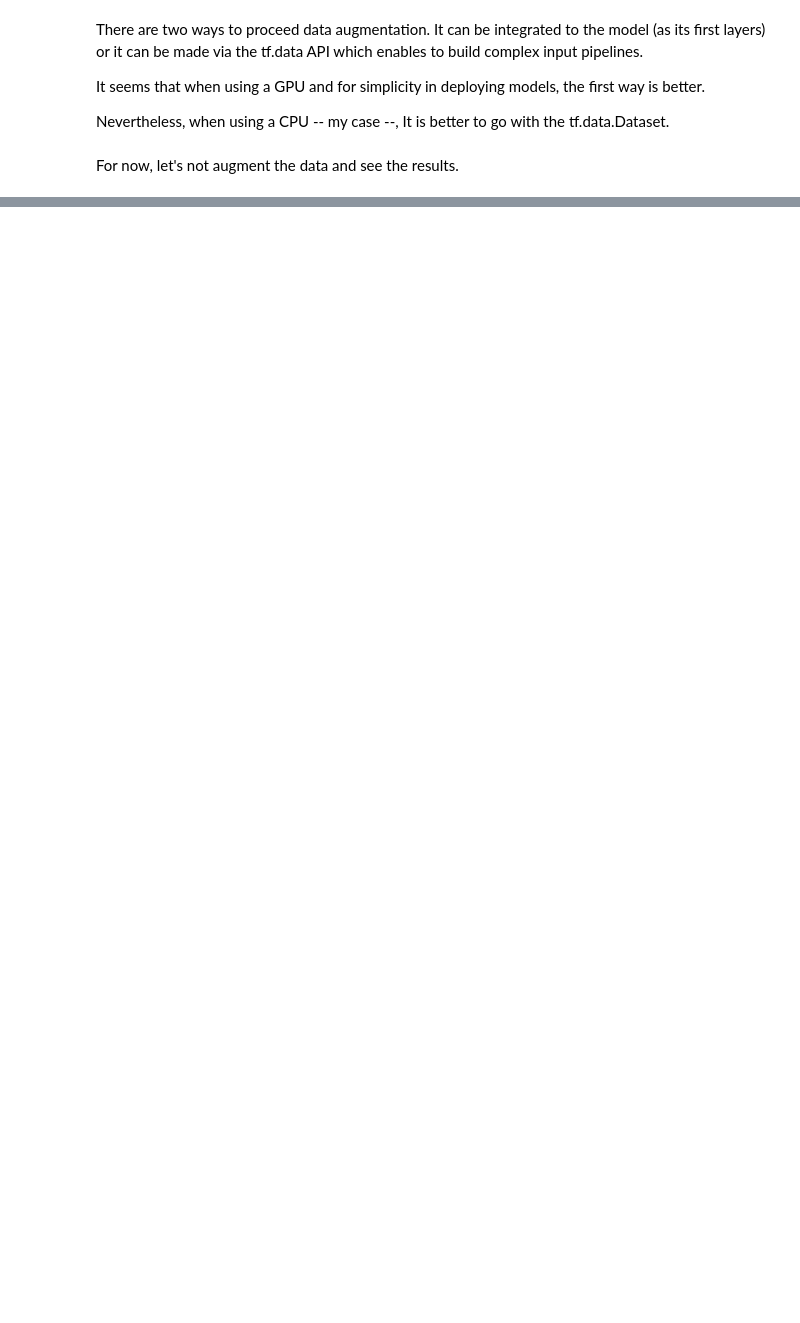
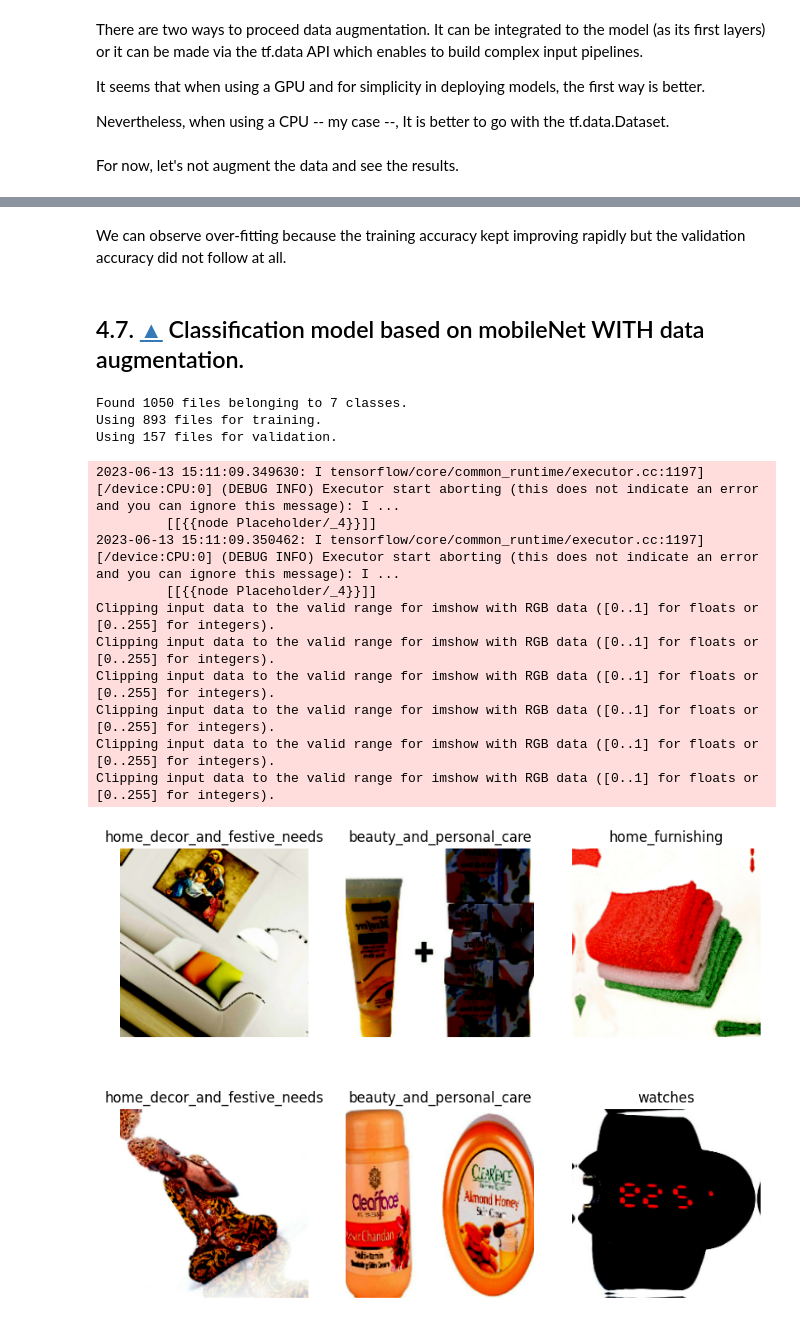
Before and after one commit to JulienfLeBoucher/OC_classification_from_text_and_image, a Jupyter notebook: CNN.ipynb, the cells around one changed output, grey strips where cells are left out. Saved outputs shown, nothing was run; the diff lists cells and outputs as text; code cells hidden in the pictures; blank space fills up the shorter version.

```diff
--- a/CNN.ipynb
+++ b/CNN.ipynb
@@ -547,5 +573,15 @@ There are two ways to proceed data augmentation. It can be integrated to the mod
 It seems that when using a GPU and for simplicity in deploying models, the first way is better.
 
 Nevertheless, when using a CPU -- my case --, It is better to go with the tf.data.Dataset.
+# %%
+# Create a data augmentation stage with horizontal flipping, rotations, zooms
+data_augmentation = Sequential(
+    [
+        RandomFlip("horizontal"),
+        RandomRotation(0.1),
+        RandomZoom(0.1),
+    ],
+    name = 'data_augmentation'
+)
 # %%
 AUTOTUNE = tf.data.AUTOTUNE
@@ -583,8 +614,8 @@ def prepare(ds, shuffle=False, augment=False):
 # %% [markdown]
 For now, let's not augment the data and see the results.
 # %%
-train_ds = prepare(train_ds, shuffle=True, augment=False)
-val_ds = prepare(val_ds)
+train_ds = prepare_ds(train_ds, shuffle=True, augment=False)
+val_ds = prepare_ds(val_ds)
 # %%
 plt.figure(figsize=(10, 7.5))
 for images, labels in train_ds.take(1):
@@ -750,0 +806,39 @@ We can observe over-fitting because the training accuracy keeps improving but th
+# %% [markdown]
+We can observe over-fitting because the training accuracy kept improving rapidly but the validation accuracy did not follow at all.
+# %% [markdown]
+## 4.7.  [&#9650;](#toc0_) <a id='toc4_7_'></a>Classification model based on mobileNet WITH data augmentation.
+# %%
+batch_size = 16
+validation_split = 0.15
+
+train_ds, val_ds = get_ds(batch_size, validation_split)
+# %% [output]
+Found 1050 files belonging to 7 classes.
+Using 893 files for training.
+Using 157 files for validation.
+# %%
+augmented_train_ds = prepare_ds(train_ds, shuffle=True, augment=True)
+val_ds = prepare_ds(val_ds)
+# %%
+# visualize items of the augmented training dataset
+class_names = train_ds.class_names
+
+plt.figure(figsize=(10, 7.5))
+for images, labels in augmented_train_ds.take(1):
+  for i in range(6):
+    ax = plt.subplot(2, 3, i + 1)
+    plt.imshow(images[i].numpy(), vmin=-1, vmax=1)
+    plt.title(class_names[np.argmax(labels[i])])
+    plt.axis("off")
+# %% [output]
+2023-06-13 15:11:09.349630: I tensorflow/core/common_runtime/executor.cc:1197] [/device:CPU:0] (DEBUG INFO) Executor start aborting (this does not indicate an error and you can ignore this message): I ...
+         [[{{node Placeholder/_4}}]]
+2023-06-13 15:11:09.350462: I tensorflow/core/common_runtime/executor.cc:1197] [/device:CPU:0] (DEBUG INFO) Executor start aborting (this does not indicate an error and you can ignore this message): I ...
+         [[{{node Placeholder/_4}}]]
+Clipping input data to the valid range for imshow with RGB data ([0..1] for floats or [0..255] for integers).
+Clipping input data to the valid range for imshow with RGB data ([0..1] for floats or [0..255] for integers).
+Clipping input data to the valid range for imshow with RGB data ([0..1] for floats or [0..255] for integers).
+Clipping input data to the valid range for imshow with RGB data ([0..1] for floats or [0..255] for integers).
+Clipping input data to the valid range for imshow with RGB data ([0..1] for floats or [0..255] for integers).
+Clipping input data to the valid range for imshow with RGB data ([0..1] for floats or [0..255] for integers).
+[figure, added]
```
Also changed, not shown: parts of 52 cells of this notebook.
